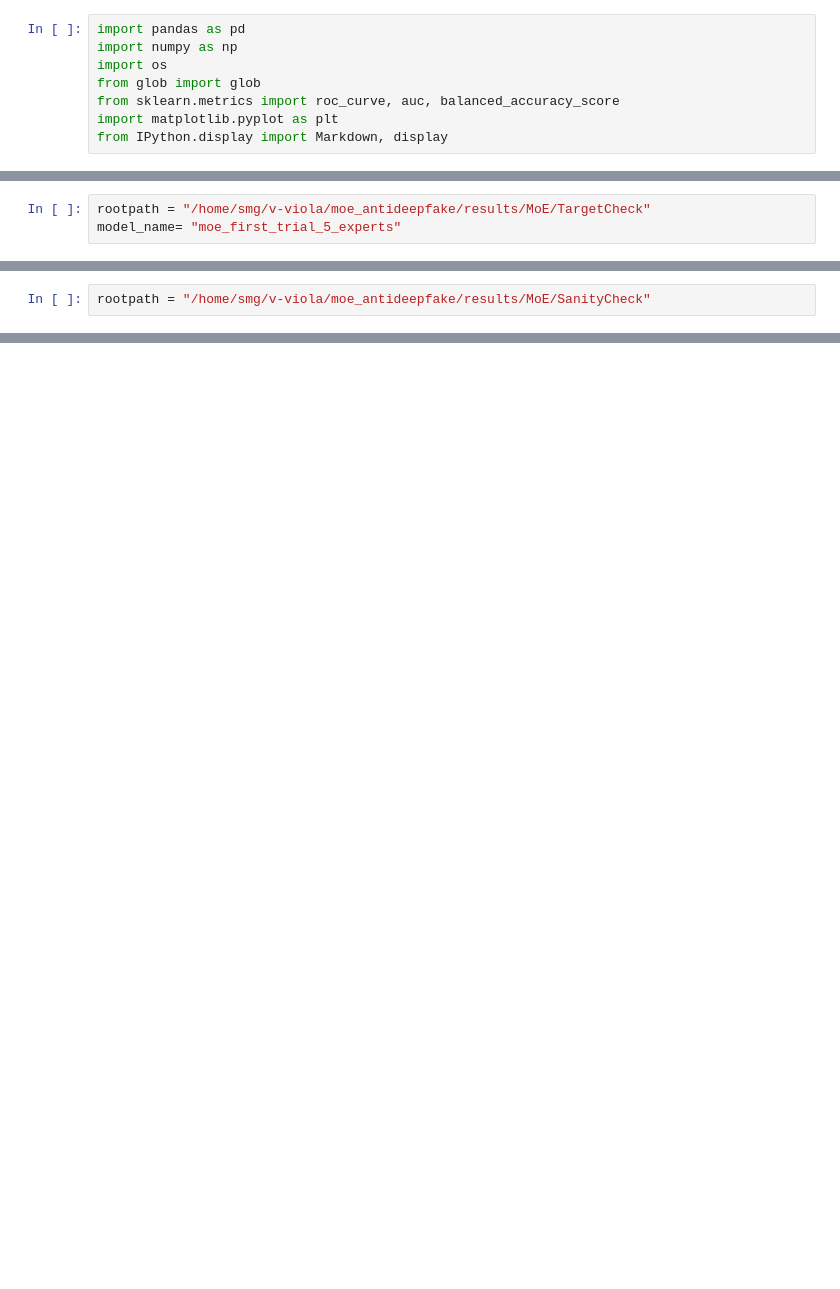
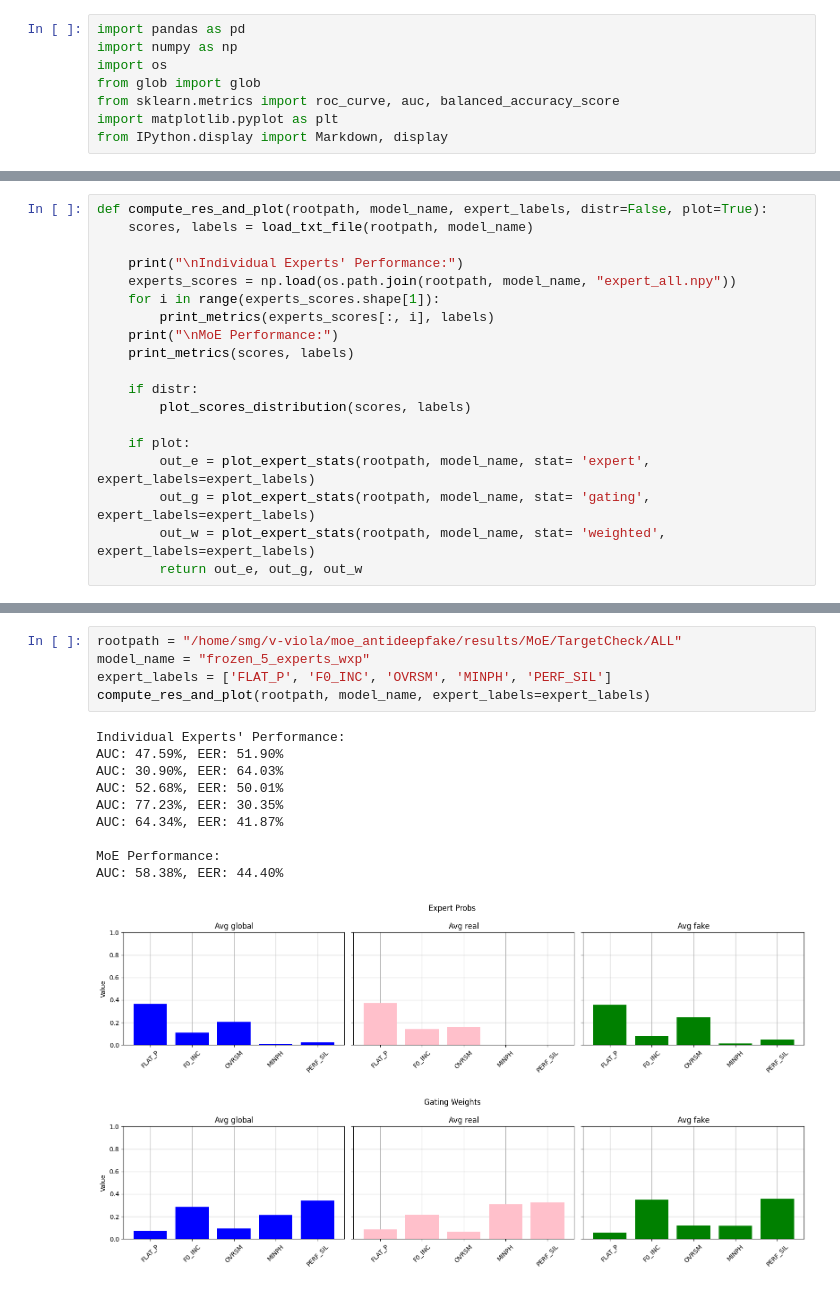
Before and after one commit to nii-yamagishilab/MoE-AntiDeepfake, a Jupyter notebook: notebooks/2_analyze_weights.ipynb, the cells around one changed output, grey strips where cells are left out. Cells and saved outputs as stored; diff of their text form; blank space fills up the shorter version.

```diff
--- a/notebooks/2_analyze_weights.ipynb
+++ b/notebooks/2_analyze_weights.ipynb
@@ -320,3 +8,0 @@ Am I missing other major problems?
-# %%
-rootpath = "/home/smg/v-viola/moe_antideepfake/results/MoE/TargetCheck"
-model_name= "moe_first_trial_5_experts"
@@ -499,2 +8,0 @@ plot_5_expert_weights_row(rootpath, model_name, "ALL_NEW", expert_labels=['F0_IN
-# %%
-rootpath = "/home/smg/v-viola/moe_antideepfake/results/MoE/SanityCheck"
@@ -571,0 +113,19 @@ plot_5_expert_weights_row(rootpath, model_name, "PERF_SIL", expert_labels=['F0_I
+# %%
+def compute_res_and_plot(rootpath, model_name, expert_labels, distr=False, plot=True):
+    scores, labels = load_txt_file(rootpath, model_name)
+
+    print("\nIndividual Experts' Performance:")
+    experts_scores = np.load(os.path.join(rootpath, model_name, "expert_all.npy"))
+    for i in range(experts_scores.shape[1]):
+        print_metrics(experts_scores[:, i], labels)
+    print("\nMoE Performance:")
+    print_metrics(scores, labels)
+
+    if distr:
+        plot_scores_distribution(scores, labels)
+
+    if plot:
+        out_e = plot_expert_stats(rootpath, model_name, stat= 'expert', expert_labels=expert_labels)
+        out_g = plot_expert_stats(rootpath, model_name, stat= 'gating', expert_labels=expert_labels)
+        out_w = plot_expert_stats(rootpath, model_name, stat= 'weighted', expert_labels=expert_labels)
+        return out_e, out_g, out_w
@@ -571,0 +137,17 @@ plot_5_expert_weights_row(rootpath, model_name, "PERF_SIL", expert_labels=['F0_I
+# %%
+rootpath = "/home/smg/v-viola/moe_antideepfake/results/MoE/TargetCheck/ALL"
+model_name = "frozen_5_experts_wxp"
+expert_labels = ['FLAT_P', 'F0_INC', 'OVRSM', 'MINPH', 'PERF_SIL']
+compute_res_and_plot(rootpath, model_name, expert_labels=expert_labels)
+# %% [output]
+Individual Experts' Performance:
+AUC: 47.59%, EER: 51.90%
+AUC: 30.90%, EER: 64.03%
+AUC: 52.68%, EER: 50.01%
+AUC: 77.23%, EER: 30.35%
+AUC: 64.34%, EER: 41.87%
+
+MoE Performance:
+AUC: 58.38%, EER: 44.40%
+[figure, added]
+[figure, added]
```
Also changed, not shown: parts of 52 cells of this notebook, 20 other files.
